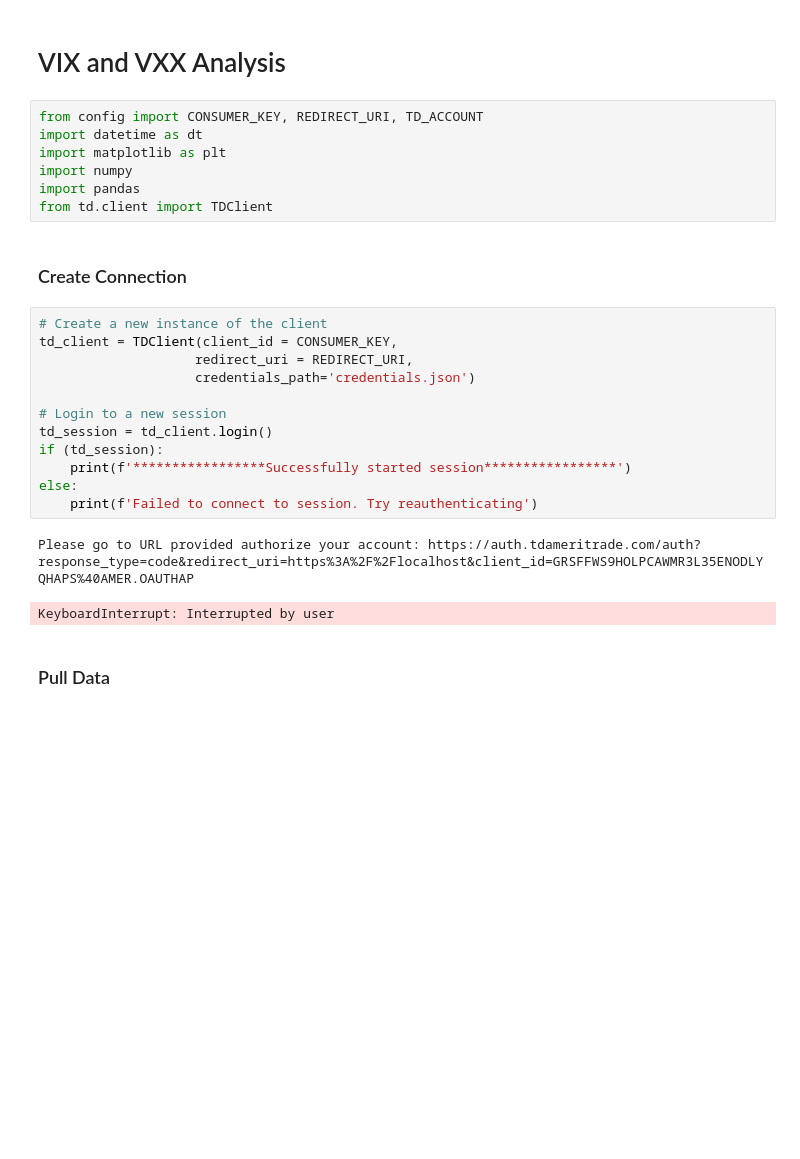
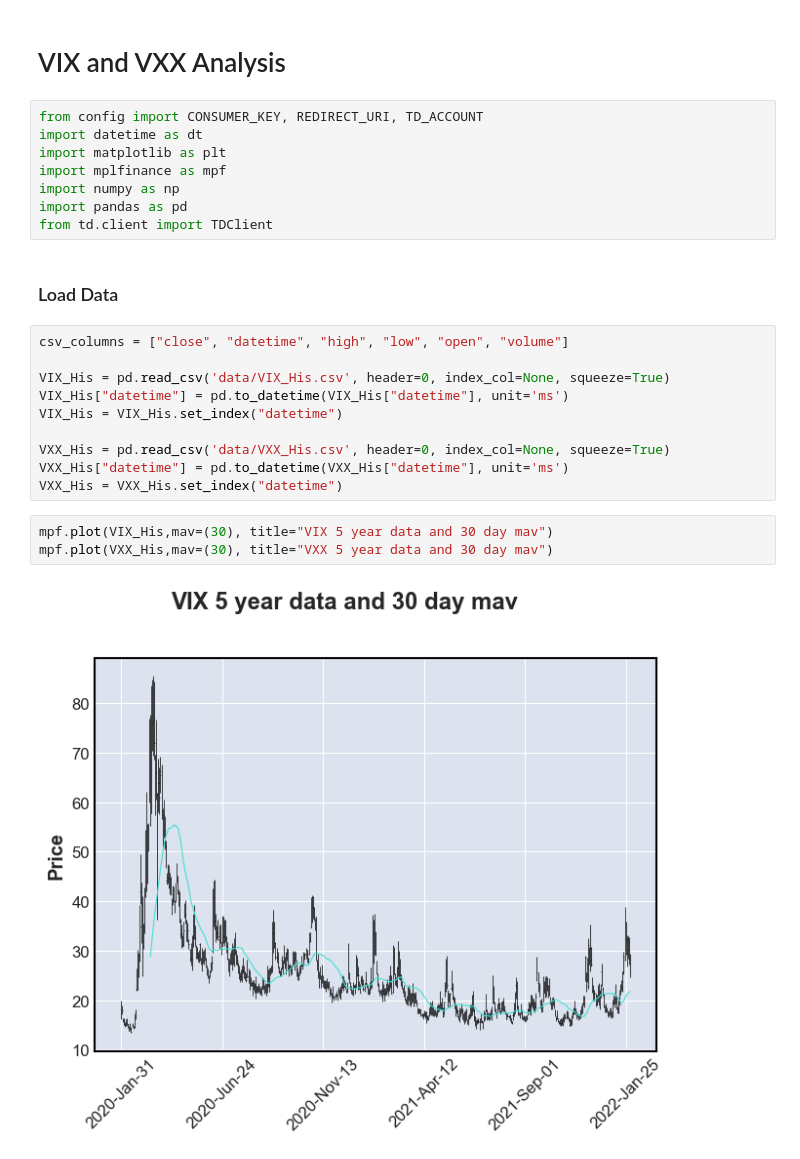
Before and after one commit to elivolunteer/VIX_VXX_exploration, a Jupyter notebook: VIX_VXX_Patterns.ipynb, the cells around one changed output. Cells and saved outputs as stored; diff of their text form; blank space fills up the shorter version.

Commit message:
Loaded and plotting ohlc plots in notebook

```diff
--- a/VIX_VXX_Patterns.ipynb
+++ b/VIX_VXX_Patterns.ipynb
@@ -4,25 +4,24 @@
 from config import CONSUMER_KEY, REDIRECT_URI, TD_ACCOUNT
 import datetime as dt
 import matplotlib as plt
-import numpy
-import pandas
+import mplfinance as mpf
+import numpy as np
+import pandas as pd
 from td.client import TDClient
-# %% [markdown]
-### Create Connection
-# %%
-# Create a new instance of the client
-td_client = TDClient(client_id = CONSUMER_KEY,
-                    redirect_uri = REDIRECT_URI,
-                    credentials_path='credentials.json')
-
-# Login to a new session
-td_session = td_client.login()
-if (td_session):
-    print(f'*****************Successfully started session*****************')
-else:
-    print(f'Failed to connect to session. Try reauthenticating')
-# %% [output]
-Please go to URL provided authorize your account: https://auth.tdameritrade.com/auth?response_type=code&redirect_uri=https%3A%2F%2Flocalhost&client_id=GRSFFWS9HOLPCAWMR3L35ENODLYQHAPS%40AMER.OAUTHAP
-KeyboardInterrupt: Interrupted by user
 # %% [markdown]
-### Pull Data
+### Load Data
+# %%
+csv_columns = ["close", "datetime", "high", "low", "open", "volume"]
+
+VIX_His = pd.read_csv('data/VIX_His.csv', header=0, index_col=None, squeeze=True)
+VIX_His["datetime"] = pd.to_datetime(VIX_His["datetime"], unit='ms')
+VIX_His = VIX_His.set_index("datetime")
+
+VXX_His = pd.read_csv('data/VXX_His.csv', header=0, index_col=None, squeeze=True)
+VXX_His["datetime"] = pd.to_datetime(VXX_His["datetime"], unit='ms')
+VXX_His = VXX_His.set_index("datetime")
+# %%
+mpf.plot(VIX_His,mav=(30), title="VIX 5 year data and 30 day mav")
+mpf.plot(VXX_His,mav=(30), title="VXX 5 year data and 30 day mav")
+# %% [output]
+[figure, added]
```
Also changed, not shown: parts of 1 cell of this notebook.
